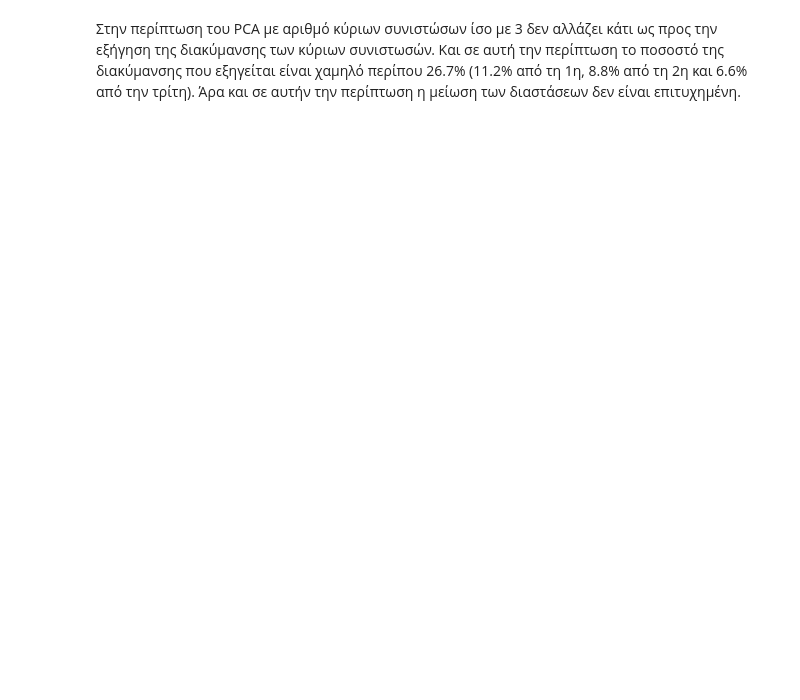
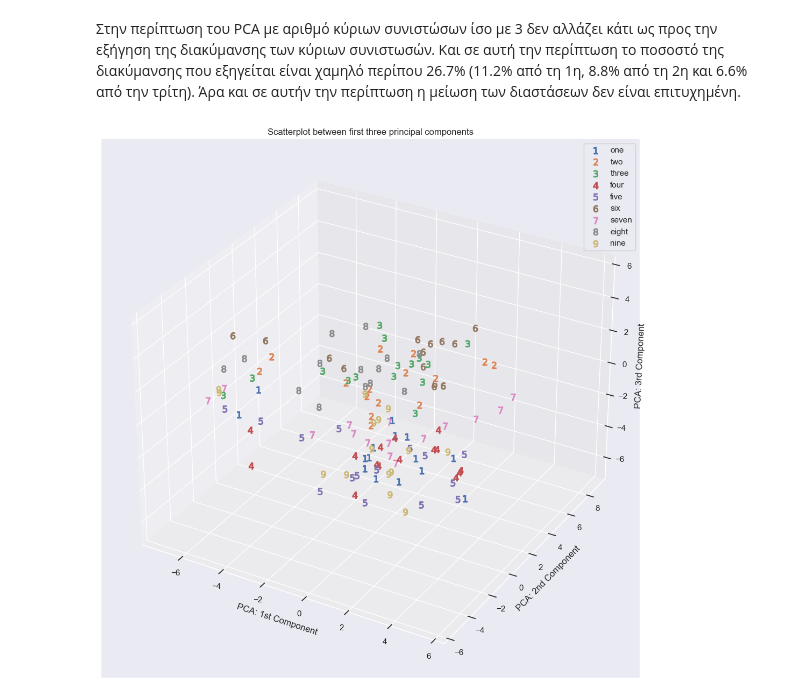
Before and after one commit to AngelosPapageorgiou/PatRecoLab1, a Jupyter notebook: PatReco_lab1.ipynb, the cells around one changed output. Cells and saved outputs as stored; diff of their text form; code cells hidden in the pictures; blank space fills up the shorter version.

```diff
--- a/PatReco_lab1.ipynb
+++ b/PatReco_lab1.ipynb
@@ -300,21 +339,23 @@ print('Total variance explained:',sum(var_expl2))
 # %%
 def mark(x):
     return f'${x}$'
 markers = [mark(x) for x in range(1,10)]
 fig = plt.figure(figsize=(13, 13))
 ax = fig.add_subplot(projection='3d')
 num = {'one':1,'two':2,'three':3,'four':4,'five':5,'six':6,'seven':7,'eight':8,'nine':9}
 
 for d in num.keys():
     mask = (np.array(digits) == d)
     ax.scatter(X_pca2[mask, 0], X_pca2[mask, 1], X_pca2[mask, 2],
-               marker=mark(num[d]), s=80, label=d)
+               marker=mark(num[d]), s=80, label=d, alpha = 1)
 ax.set_xlabel('PCA: 1st Component')
 ax.set_ylabel('PCA: 2nd Component')
 ax.set_zlabel('PCA: 3rd Component')
 ax.set_title('Scatterplot between first three principal components')
 ax.legend()
 plt.show()
+# %% [output]
+[figure, added]
 # %%
 # Question 7
 from sklearn.model_selection import train_test_split
```
Also changed, not shown: parts of 16 cells of this notebook.
